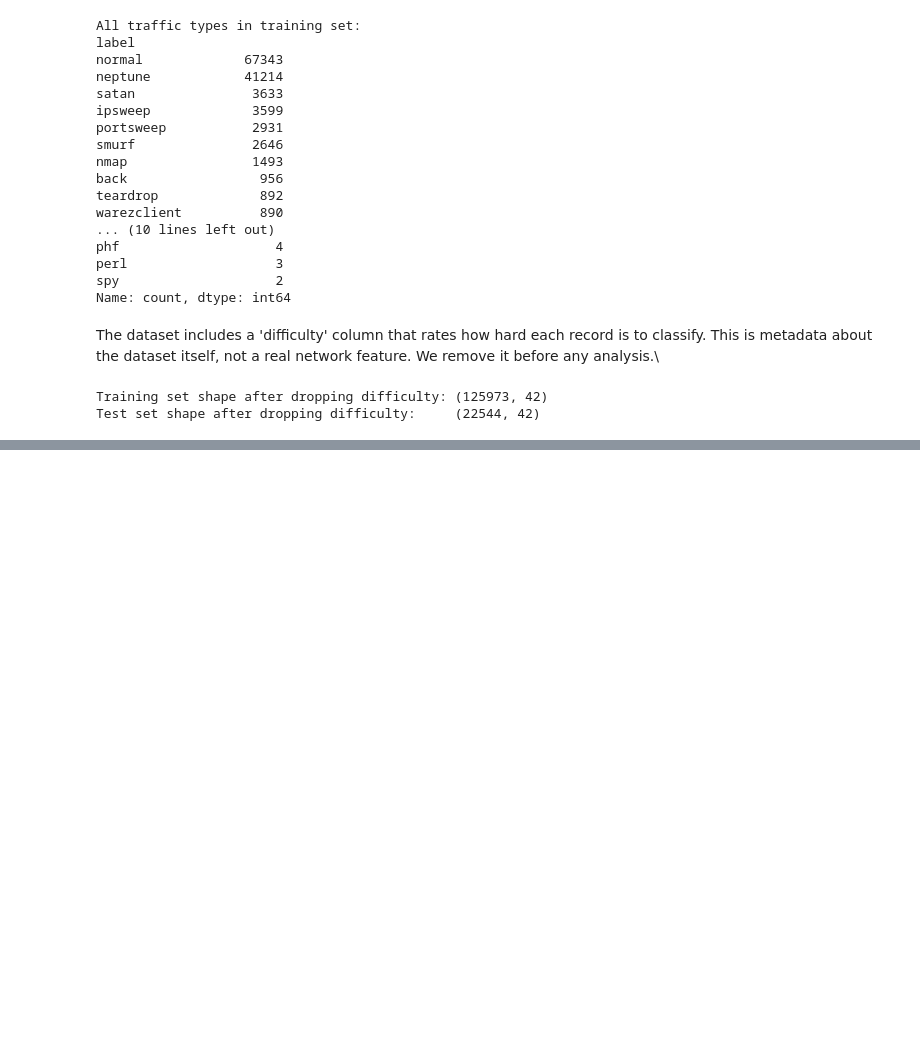
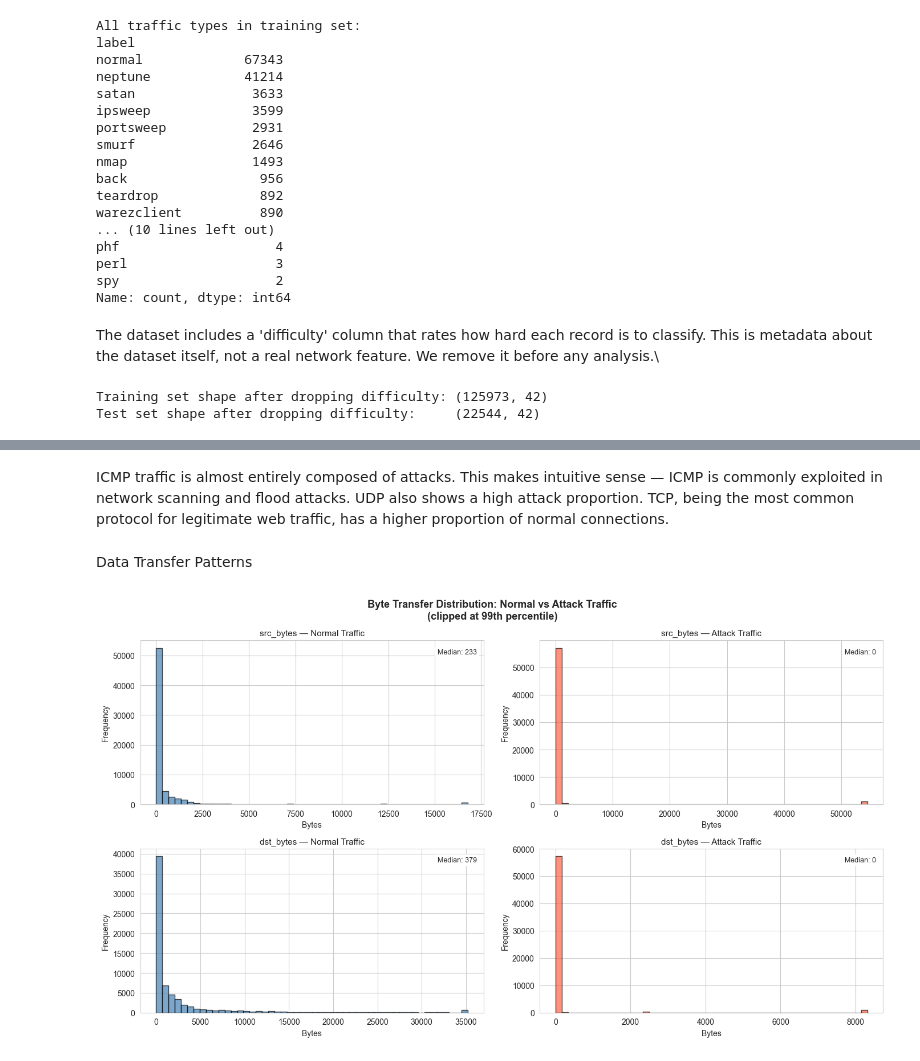
Before and after one commit to sasanAkbari80/network-intrusion-detection, a Jupyter notebook: notebooks/intrusion_detection.ipynb, the cells around one changed output, grey strips where cells are left out. Cells and saved outputs as stored; diff of their text form; code cells hidden in the pictures; blank space fills up the shorter version.

```diff
--- a/notebooks/intrusion_detection.ipynb
+++ b/notebooks/intrusion_detection.ipynb
@@ -136,0 +266,38 @@ Test set shape after dropping difficulty:     (22544, 42)
+# %% [markdown]
+ICMP traffic is almost entirely composed of attacks.
+This makes intuitive sense — ICMP
+is commonly exploited in network scanning and
+flood attacks. UDP also shows a high attack proportion.
+TCP, being the most common protocol for legitimate web traffic,
+has a higher proportion of normal connections.
+# %% [markdown]
+Data Transfer Patterns
+# %%
+fig, axes = plt.subplots(2, 2, figsize=(14, 8))
+
+for idx, col in enumerate(['src_bytes', 'dst_bytes']):
+    for label_val, label_name, ax in [
+        (0, 'Normal', axes[idx][0]),
+        (1, 'Attack', axes[idx][1])
+    ]:
+        subset = train[train['label_binary'] == label_val][col]
+        # Clip extreme values so the plot is readable
+        subset.clip(upper=subset.quantile(0.99)).hist(
+            bins=50, ax=ax,
+            color='steelblue' if label_val == 0 else 'tomato',
+            edgecolor='black', alpha=0.7
+        )
+        ax.set_title(f'{col} — {label_name} Traffic', fontsize=11)
+        ax.set_xlabel('Bytes')
+        ax.set_ylabel('Frequency')
+        ax.text(0.98, 0.95, f'Median: {subset.median():.0f}',
+                transform=ax.transAxes, ha='right', va='top',
+                fontsize=9, bbox=dict(boxstyle='round', facecolor='white'))
+
+plt.suptitle('Byte Transfer Distribution: Normal vs Attack Traffic\n(clipped at 99th percentile)',
+             fontsize=13, fontweight='bold')
+plt.tight_layout()
+plt.savefig('../images/byte_transfer.png', dpi=150, bbox_inches='tight')
+plt.show()
+# %% [output]
+[figure, added]
```
Also changed, not shown: parts of 17 cells of this notebook, 6 other files.
